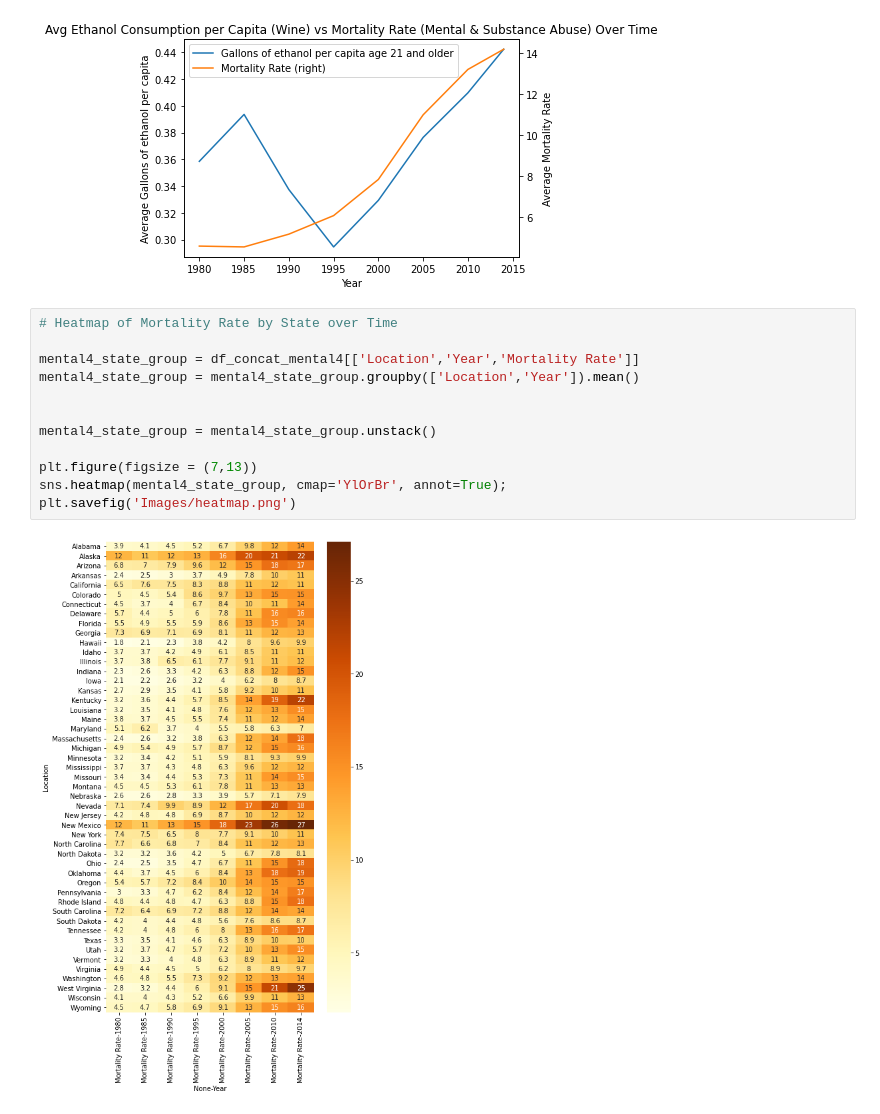
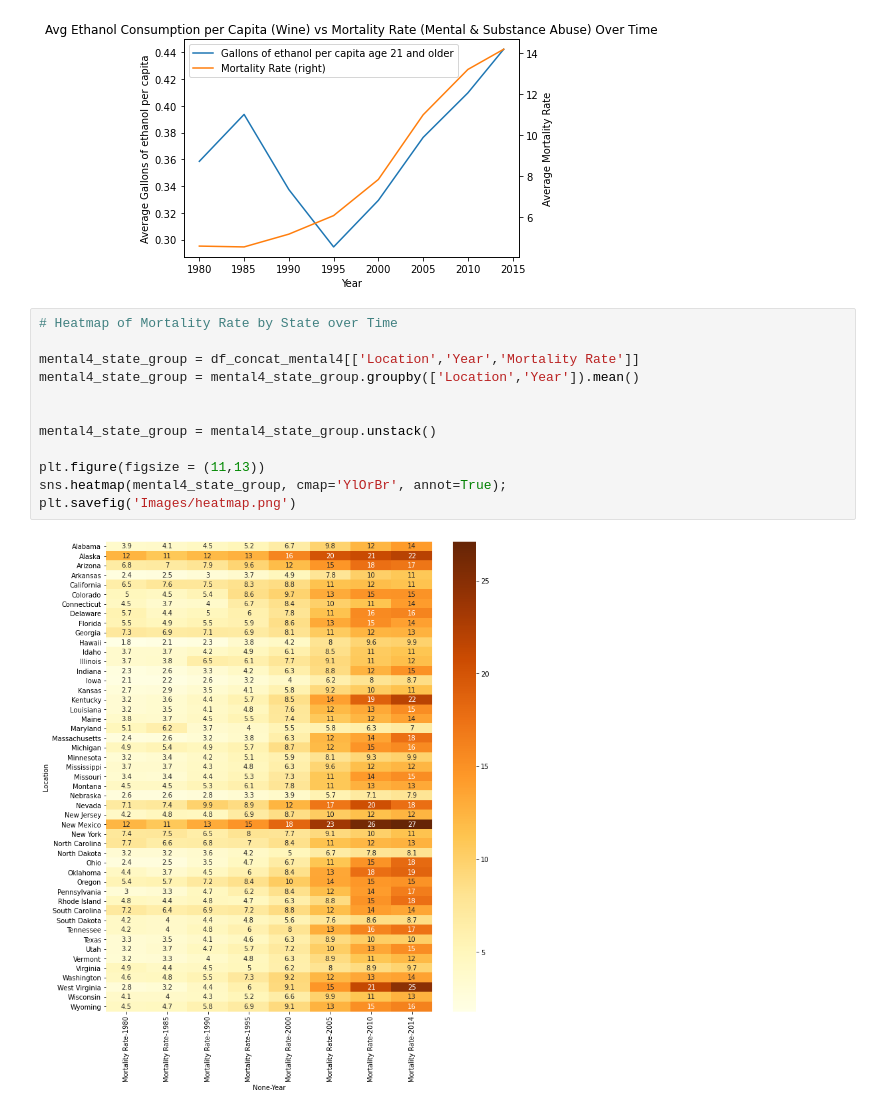
Before and after one commit to saleha456/Group1Project1, a Jupyter notebook: Mental_substance regression.ipynb, the cells around one changed output. Cells and saved outputs as stored; diff of their text form.

Commit message:
adjusting figsize

```diff
--- a/Mental_substance regression.ipynb
+++ b/Mental_substance regression.ipynb
@@ -516,14 +516,14 @@ plt.show()
 # %%
 # Heatmap of Mortality Rate by State over Time
 
 mental4_state_group = df_concat_mental4[['Location','Year','Mortality Rate']]
 mental4_state_group = mental4_state_group.groupby(['Location','Year']).mean()
 
 
 mental4_state_group = mental4_state_group.unstack()
 
-plt.figure(figsize = (7,13))
+plt.figure(figsize = (11,13))
 sns.heatmap(mental4_state_group, cmap='YlOrBr', annot=True);
 plt.savefig('Images/heatmap.png')
 # %% [output]
-[figure, old version]
+[figure, new version]
```
Also changed, not shown: 1 other file.
